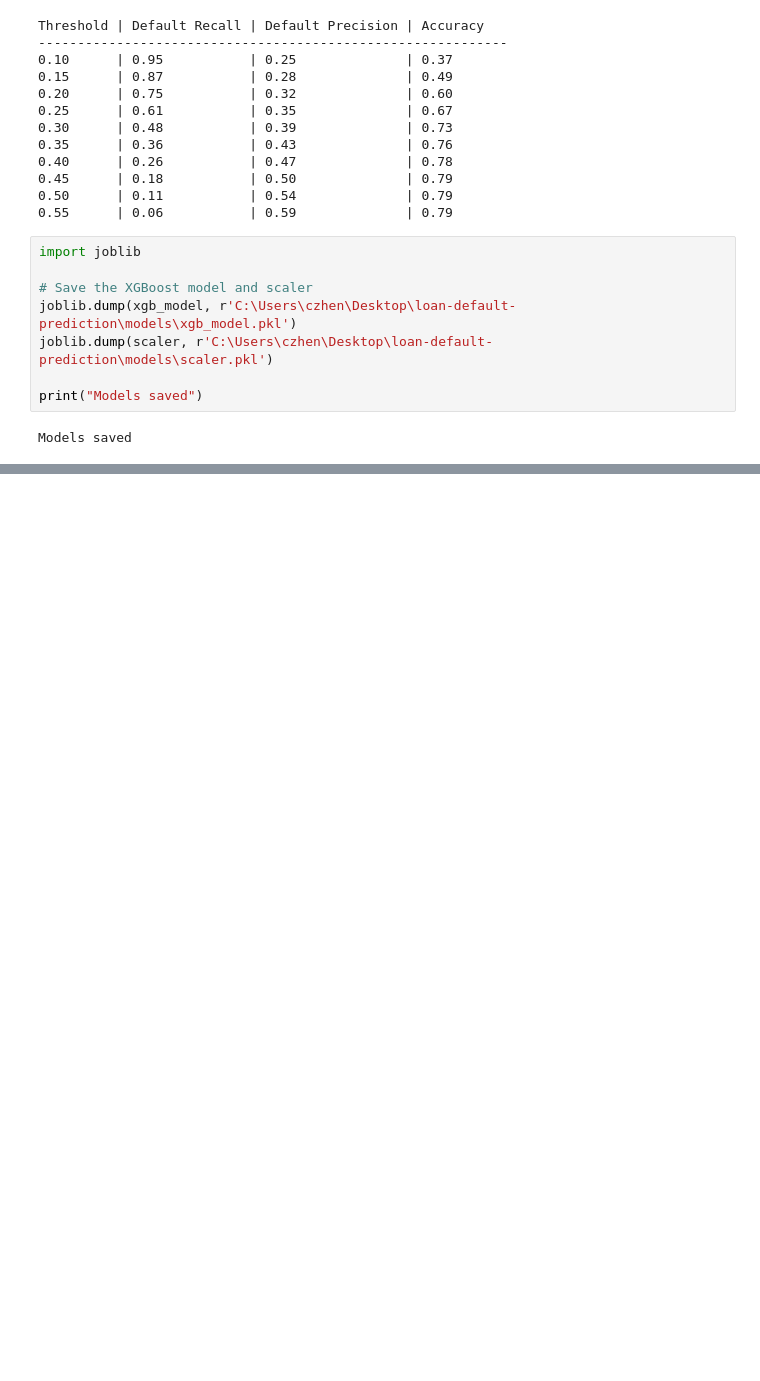
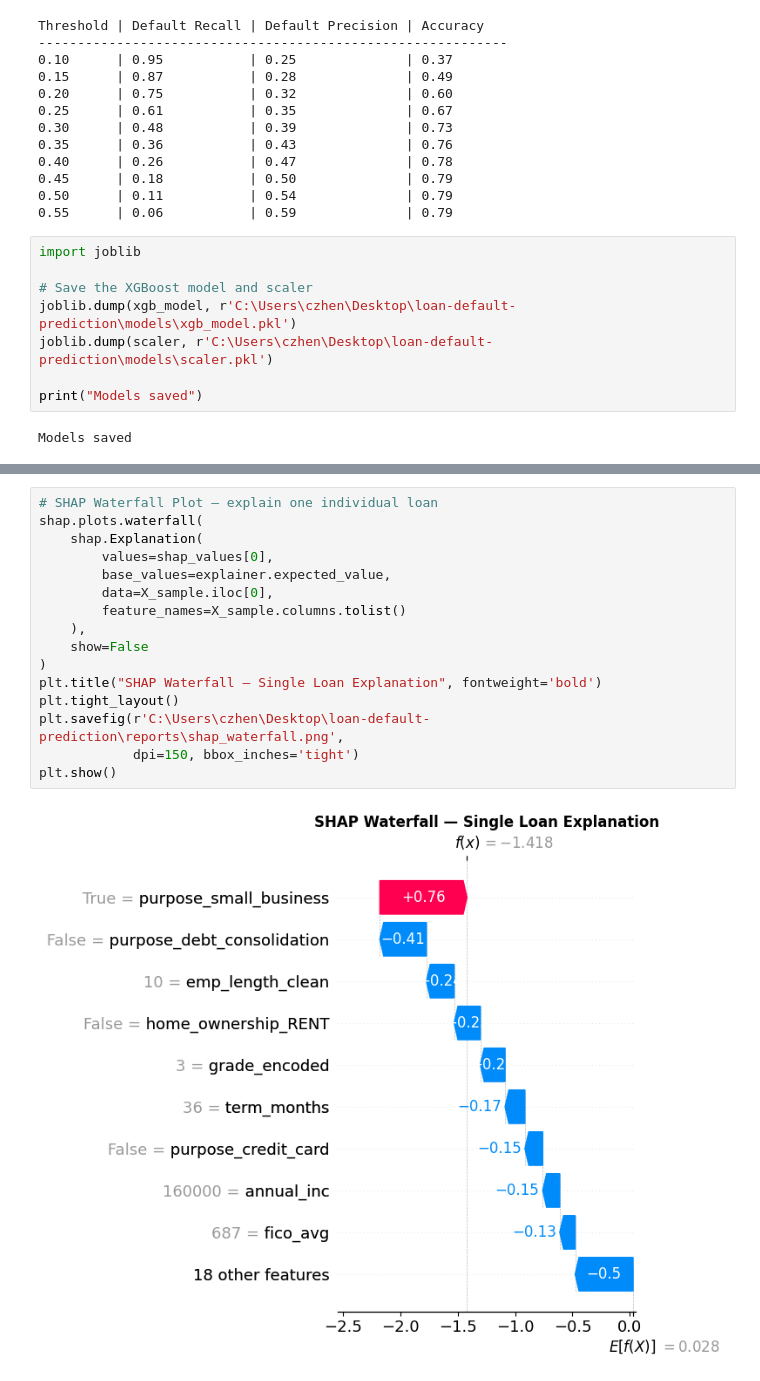
Before and after one commit to cindyzheng001-afk/loan-default-prediction, a Jupyter notebook: 01_eda.ipynb, the cells around one changed output, grey strips where cells are left out. Drawn from its saved outputs; the diff is of its cells as text; blank space fills up the shorter version.

```diff
--- a/01_eda.ipynb
+++ b/01_eda.ipynb
@@ -875,0 +901,18 @@ Models saved
+# %%
+# SHAP Waterfall Plot — explain one individual loan
+shap.plots.waterfall(
+    shap.Explanation(
+        values=shap_values[0],
+        base_values=explainer.expected_value,
+        data=X_sample.iloc[0],
+        feature_names=X_sample.columns.tolist()
+    ),
+    show=False
+)
+plt.title("SHAP Waterfall — Single Loan Explanation", fontweight='bold')
+plt.tight_layout()
+plt.savefig(r'C:\Users\czhen\Desktop\loan-default-prediction\reports\shap_waterfall.png',
+            dpi=150, bbox_inches='tight')
+plt.show()
+# %% [output]
+[figure, added]
```
Also changed, not shown: parts of 7 cells of this notebook.
